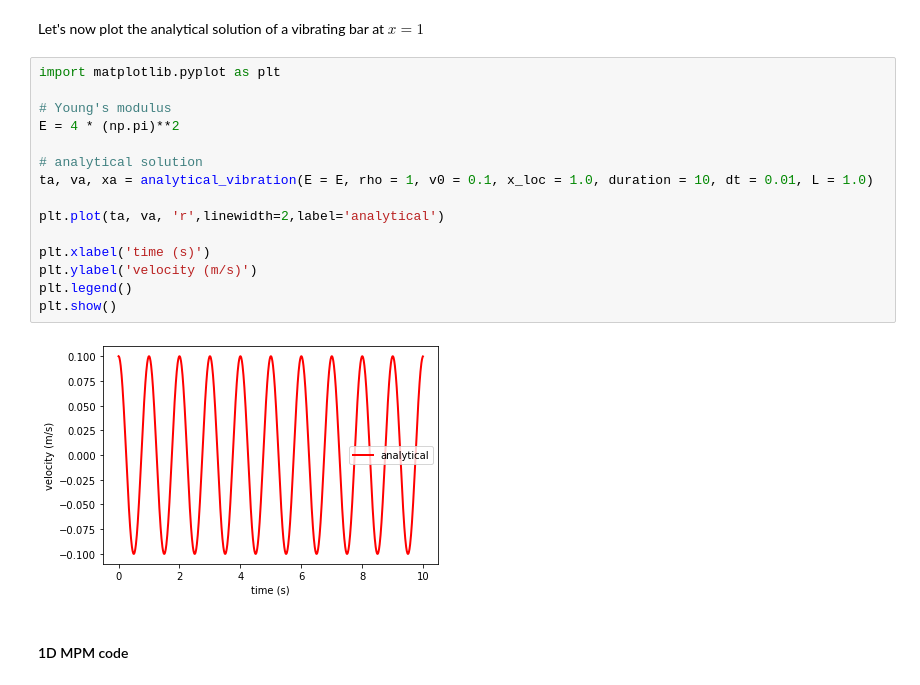
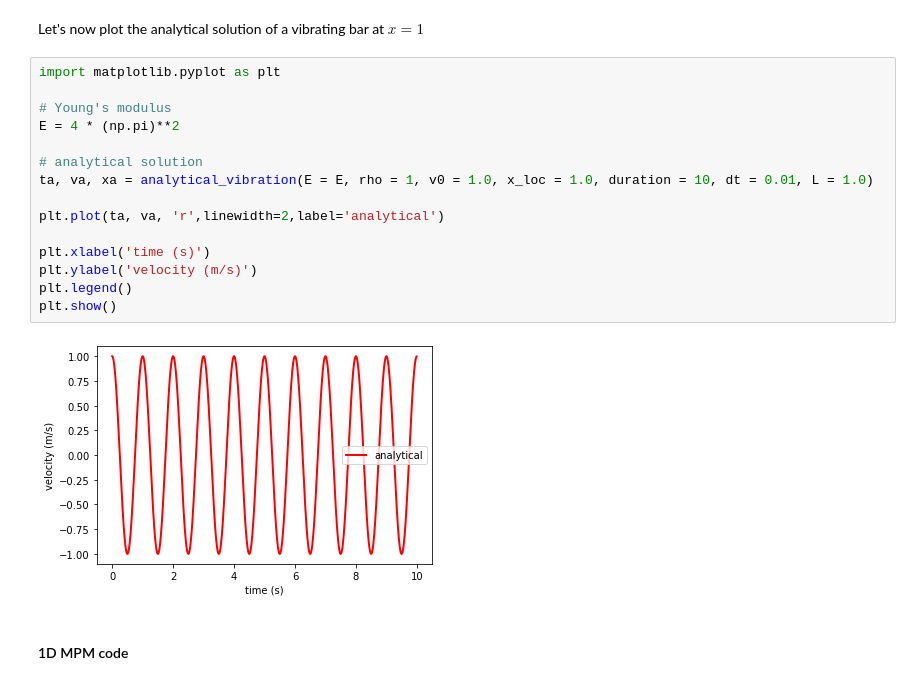
Before and after one commit to geoelements/LearnMPM, a Jupyter notebook: bar1d-vibration.ipynb, the cells around one changed output. Saved outputs shown, nothing was run; the diff lists cells and outputs as text.

```diff
--- a/bar1d-vibration.ipynb
+++ b/bar1d-vibration.ipynb
@@ -35,20 +35,20 @@ Let's now plot the analytical solution of a vibrating bar at $x = 1$
 # %%
 import matplotlib.pyplot as plt
 
 # Young's modulus
 E = 4 * (np.pi)**2
 
 # analytical solution
-ta, va, xa = analytical_vibration(E = E, rho = 1, v0 = 0.1, x_loc = 1.0, duration = 10, dt = 0.01, L = 1.0)
+ta, va, xa = analytical_vibration(E = E, rho = 1, v0 = 1.0, x_loc = 1.0, duration = 10, dt = 0.01, L = 1.0)
 
 plt.plot(ta, va, 'r',linewidth=2,label='analytical')
 
 plt.xlabel('time (s)')
 plt.ylabel('velocity (m/s)')
 plt.legend()
 plt.show()
 # %% [output]
-[figure, old version]
+[figure, new version]
 # %% [markdown]
 #### 1D MPM code
 # %%
```
Also changed, not shown: parts of 2 cells of this notebook.
